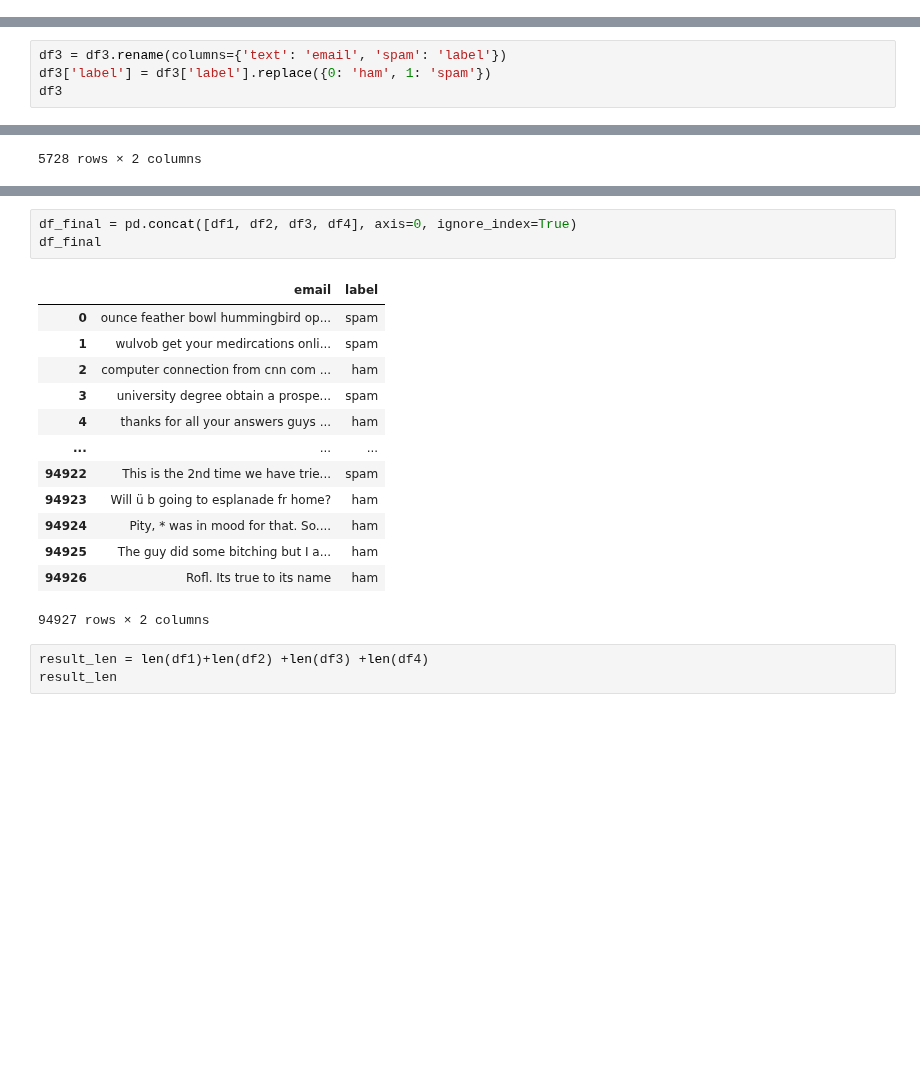
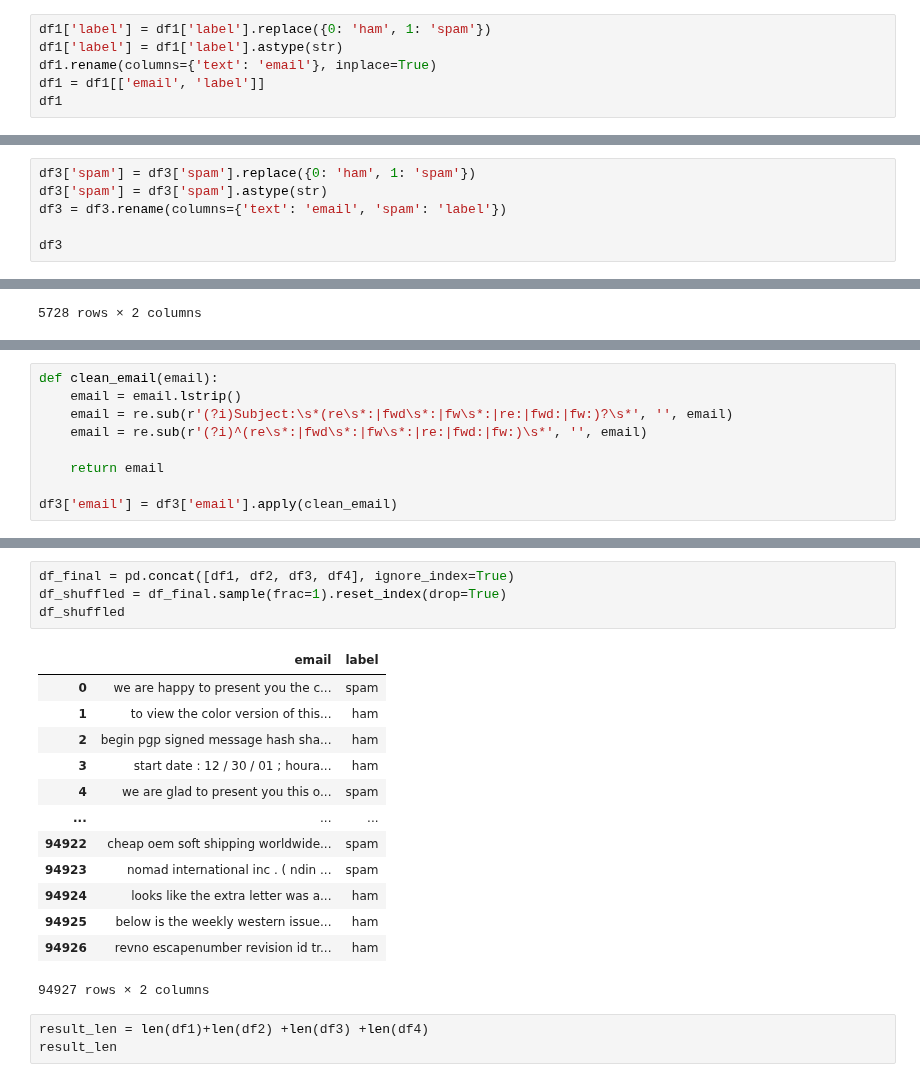
Before and after one commit to amaldu/AntiSpam-NLP-Pipeline, a Jupyter notebook: research/01_feature_pipeline/eda_combined_data.ipynb, the cells around one changed output, grey strips where cells are left out. Saved outputs shown, nothing was run; the diff lists cells and outputs as text; blank space fills up the shorter version.

Commit message:
clean the format of the df3 in the eda_combined_data for the ETL

```diff
--- a/research/01_feature_pipeline/eda_combined_data.ipynb
+++ b/research/01_feature_pipeline/eda_combined_data.ipynb
@@ -37,0 +59,6 @@ df1
+# %%
+df1['label'] = df1['label'].replace({0: 'ham', 1: 'spam'})
+df1['label'] = df1['label'].astype(str)
+df1.rename(columns={'text': 'email'}, inplace=True)
+df1 = df1[['email', 'label']]
+df1
@@ -54,6 +168,8 @@ df2
 # %%
+df3['spam'] = df3['spam'].replace({0: 'ham', 1: 'spam'})
+df3['spam'] = df3['spam'].astype(str)
 df3 = df3.rename(columns={'text': 'email', 'spam': 'label'})
-df3['label'] = df3['label'].replace({0: 'ham', 1: 'spam'})
+
 df3
 # %% [output]
 |  | email | label |
@@ -71,0 +281,9 @@ df3
+# %%
+def clean_email(email):
+    email = email.lstrip()
+    email = re.sub(r'(?i)Subject:\s*(re\s*:|fwd\s*:|fw\s*:|re:|fwd:|fw:)?\s*', '', email)
+    email = re.sub(r'(?i)^(re\s*:|fwd\s*:|fw\s*:|re:|fwd:|fw:)\s*', '', email)
+
+    return email
+
+df3['email'] = df3['email'].apply(clean_email)
@@ -89,21 +358,22 @@ df4
 | 5571 | Rofl. Its true to its name | ham |
 5572 rows × 2 columns
 # %%
-df_final = pd.concat([df1, df2, df3, df4], axis=0, ignore_index=True)
-df_final
+df_final = pd.concat([df1, df2, df3, df4], ignore_index=True)
+df_shuffled = df_final.sample(frac=1).reset_index(drop=True)
+df_shuffled
 # %% [output]
 |  | email | label |
-| 0 | ounce feather bowl hummingbird op... | spam |
-| 1 | wulvob get your medircations onli... | spam |
-| 2 | computer connection from cnn com ... | ham |
-| 3 | university degree obtain a prospe... | spam |
-| 4 | thanks for all your answers guys ... | ham |
+| 0 | we are happy to present you the c... | spam |
+| 1 | to view the color version of this... | ham |
+| 2 | begin pgp signed message hash sha... | ham |
+| 3 | start date : 12 / 30 / 01 ; houra... | ham |
+| 4 | we are glad to present you this o... | spam |
 | ... | ... | ... |
-| 94922 | This is the 2nd time we have trie... | spam |
-| 94923 | Will ü b going to esplanade fr home? | ham |
-| 94924 | Pity, * was in mood for that. So.... | ham |
-| 94925 | The guy did some bitching but I a... | ham |
-| 94926 | Rofl. Its true to its name | ham |
+| 94922 | cheap oem soft shipping worldwide... | spam |
+| 94923 | nomad international inc . ( ndin ... | spam |
+| 94924 | looks like the extra letter was a... | ham |
+| 94925 | below is the weekly western issue... | ham |
+| 94926 | revno escapenumber revision id tr... | ham |
 94927 rows × 2 columns
 # %%
 result_len = len(df1)+len(df2) +len(df3) +len(df4)
```
Also changed, not shown: parts of 30 cells of this notebook, 1 other file.
